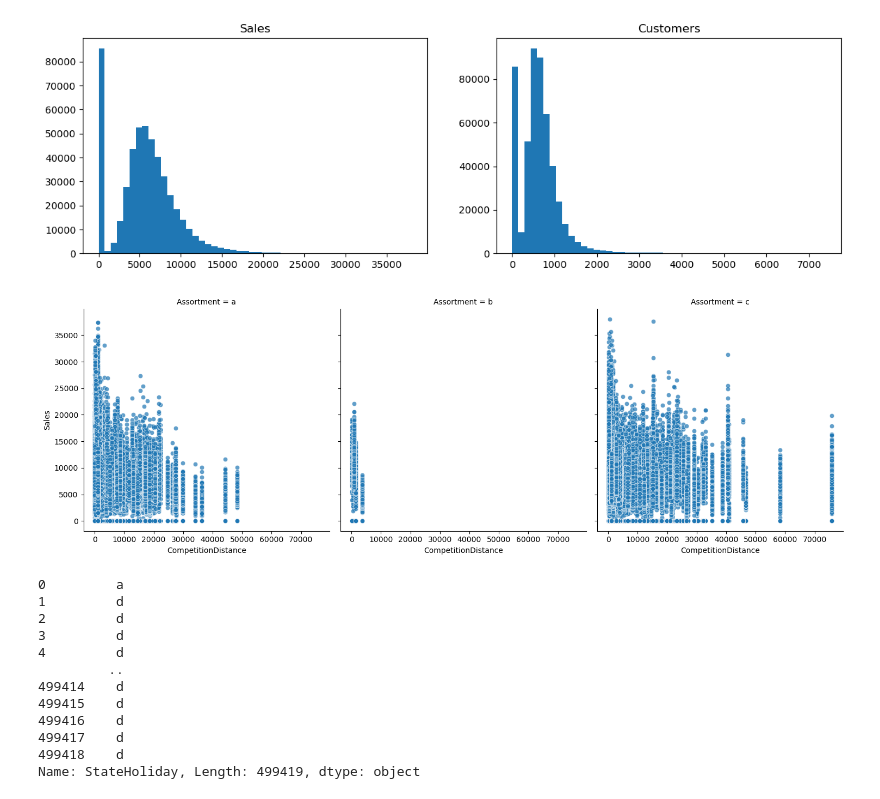
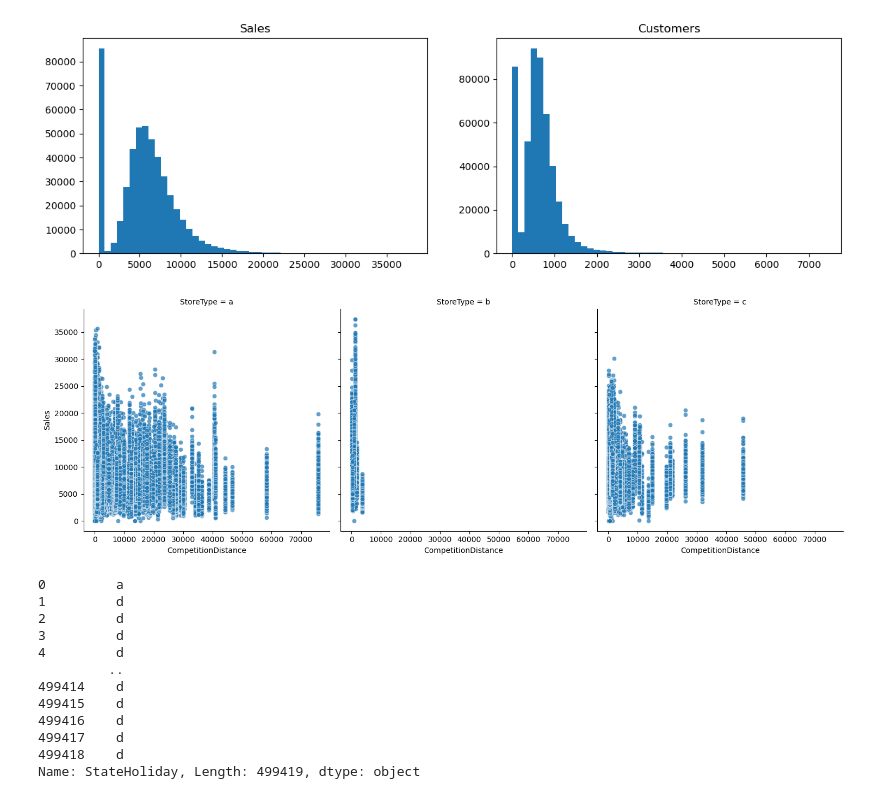
Before and after one commit to MaCoZu/rossman2, a Jupyter notebook: notebooks/visualizations.ipynb, the cells around one changed output. Drawn from its saved outputs; the diff is of its cells as text; code cells hidden in the pictures.

```diff
--- a/notebooks/visualizations.ipynb
+++ b/notebooks/visualizations.ipynb
@@ -30,20 +30,20 @@ Text(0.5, 1.0, 'Customers')
 # %%
 import seaborn as sns
 
 sns.relplot(
         data=df,
         kind='scatter',
         x="CompetitionDistance",
         y="Sales",
         palette='crest',
         alpha=0.7,
-        col='Assortment',
+        col='StoreType',
         col_order=['a', 'b', 'c'],
         col_wrap=3)
 
 plt.show()
 # %% [output]
-[figure, old version]
+[figure, new version]
 # %%
 df.StateHoliday
 # %% [output]
```
Also changed, not shown: 14 other files.
